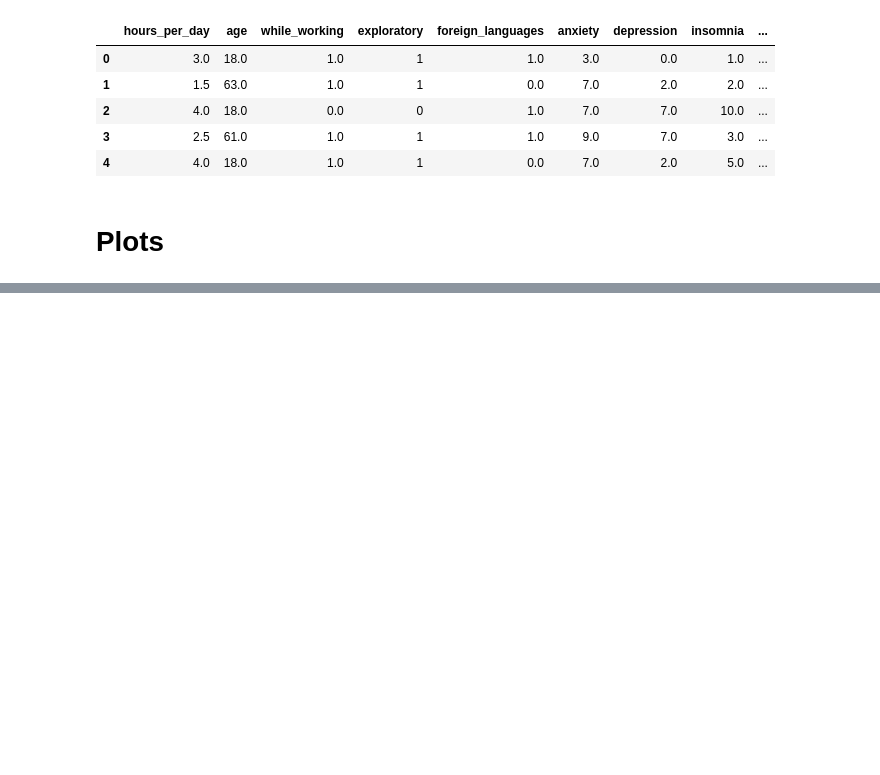
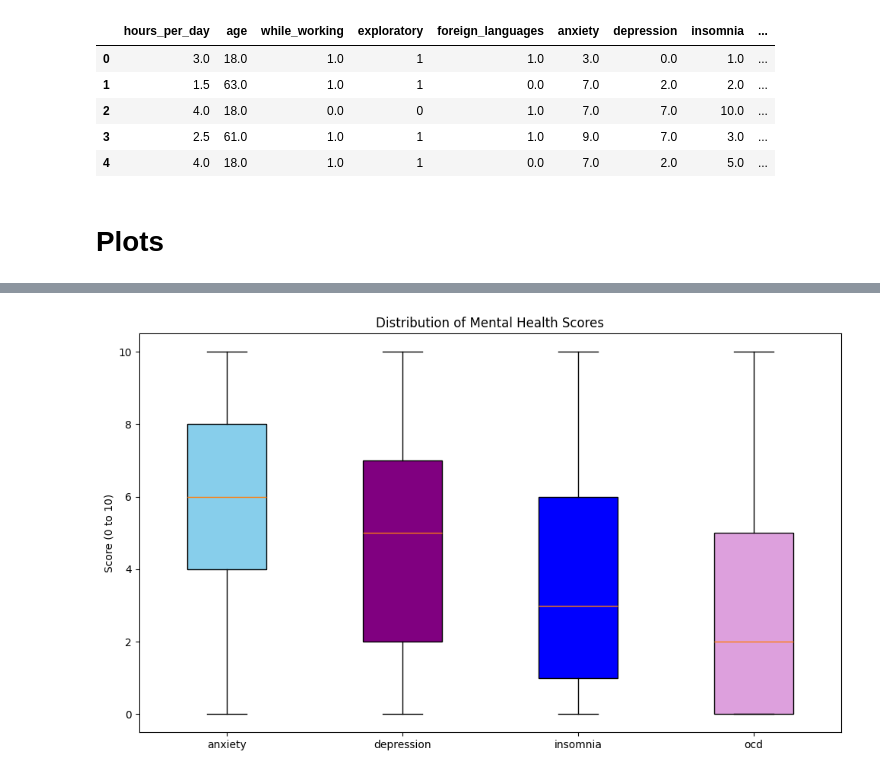
Before and after one commit to samyukrishnasamy/DS3001-Final, a Jupyter notebook: eda.ipynb, the cells around one changed output, grey strips where cells are left out. Saved outputs shown, nothing was run; the diff lists cells and outputs as text; code cells hidden in the pictures; blank space fills up the shorter version.

```diff
--- a/eda.ipynb
+++ b/eda.ipynb
@@ -1,9 +1,11 @@
 # %%
 from pathlib import Path
 import pandas as pd
+import matplotlib.pyplot as plt
+import numpy as np
 
 # Load the dataset and count rows
-DATA_PATH = Path("/Users/samyukrishnasamy/DS3001-Final/mxmh_survey_results.csv")
+DATA_PATH = Path("mxmh_survey_results.csv")
 
 
 df = pd.read_csv(DATA_PATH)
@@ -64,7 +76,11 @@ KeyError: "['frequency_classical', 'frequency_country', 'frequency_edm', 'freque
 yn_cols = ["while_working", "exploratory", "foreign_languages"]
 
 for col in yn_cols:
-    df[col] = df[col].replace({"Yes": 1, "No": 0})
+    df[col] = (
+        df[col]
+        .replace({"Yes": 1, "No": 0})
+        .infer_objects(copy=False)
+    )
 # %%
 freq_map = {
     "Never": 0,
@@ -266,0 +239,20 @@ plt.show()
+# %%
+mh_cols = ["anxiety", "depression", "insomnia", "ocd"]
+
+plt.figure(figsize=(10, 6))
+bp = plt.boxplot(
+    [df[col].dropna() for col in mh_cols],
+    tick_labels=mh_cols,
+    patch_artist=True
+)
+
+colors = ["skyblue", "purple", "blue", "plum"]
+for patch, color in zip(bp["boxes"], colors):
+    patch.set_facecolor(color)
+
+plt.title("Distribution of Mental Health Scores")
+plt.ylabel("Score (0 to 10)")
+plt.tight_layout()
+plt.show()
+# %% [output]
+[figure, added]
```
Also changed, not shown: parts of 15 cells of this notebook.
